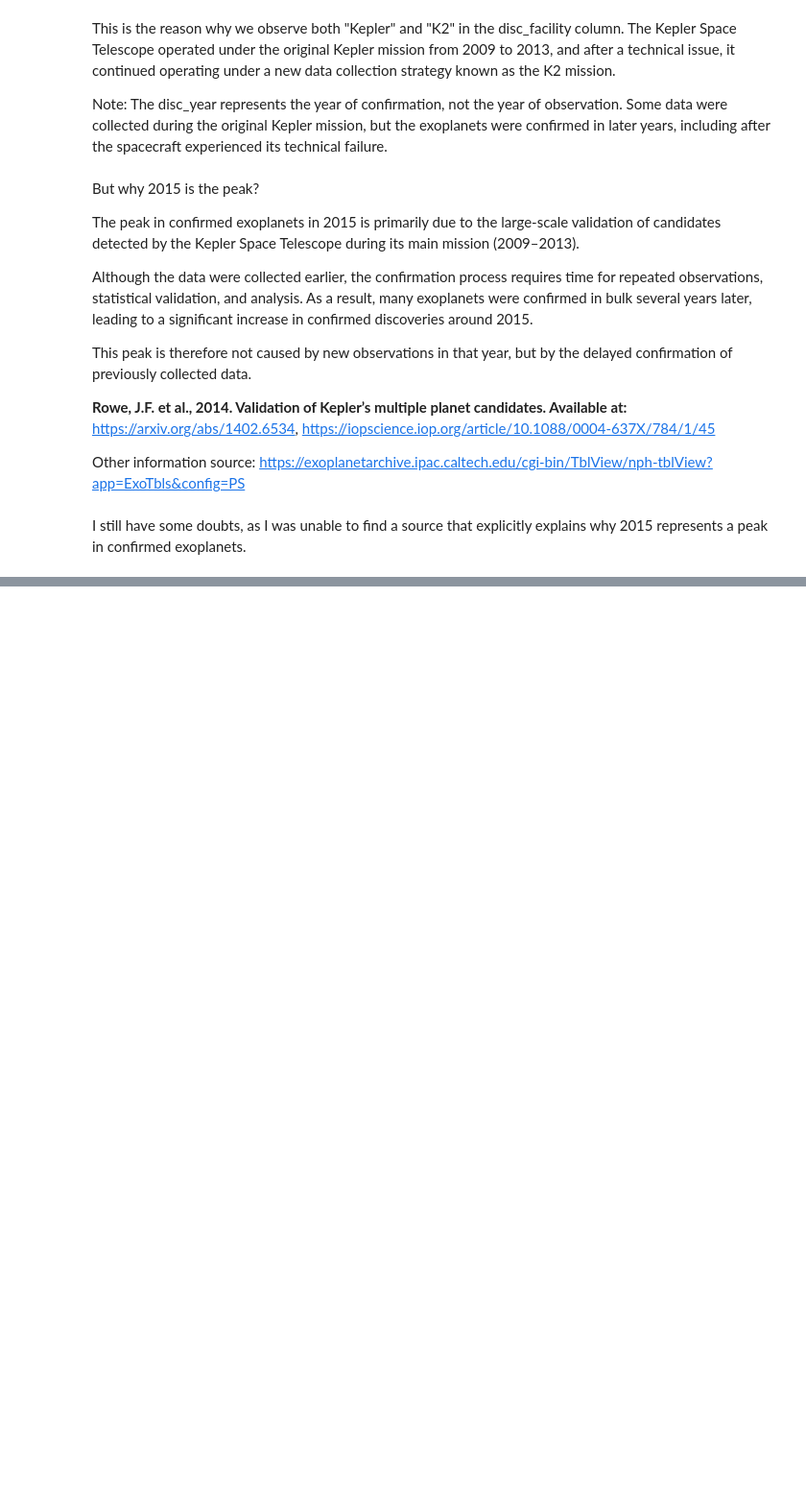
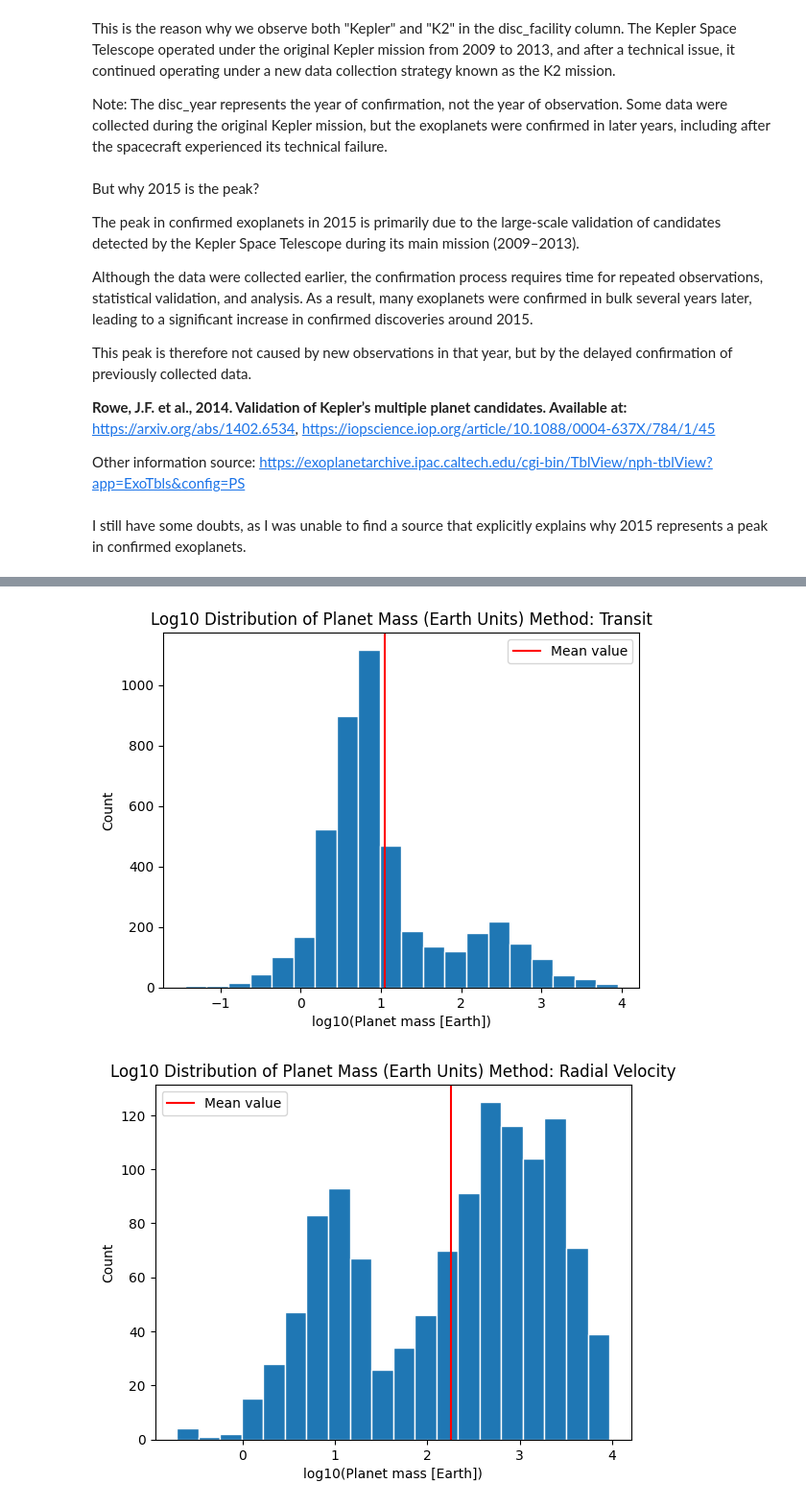
Before and after one commit to plamensve/DS_2026_FP, a Jupyter notebook: notebooks/02_detection_method_vs_planet_properties.ipynb, the cells around one changed output, grey strips where cells are left out. Shown at 96% size. Drawn from its saved outputs; the diff is of its cells as text; code cells hidden in the pictures; blank space fills up the shorter version.

```diff
--- a/notebooks/02_detection_method_vs_planet_properties.ipynb
+++ b/notebooks/02_detection_method_vs_planet_properties.ipynb
@@ -215,0 +221,4 @@ I still have some doubts, as I was unable to find a source that explicitly expla
+# %%
+# Extract the relevant data required for hypothesis testing
+data_hypothesis = data[['discovery_method', 'planet_mass_earth', 'planet_radius_earth']]
+data_hypothesis
@@ -215,0 +278,37 @@ I still have some doubts, as I was unable to find a source that explicitly expla
+# %%
+dm_transit_planet_mass_earth = data_hypothesis[['discovery_method', 'planet_mass_earth']][data_hypothesis['discovery_method'] == 'Transit']
+dm_rv_planet_mass_earth = data_hypothesis[['discovery_method', 'planet_mass_earth']][data_hypothesis['discovery_method'] == 'Radial Velocity']
+dm_microlensing_planet_mass_earth = data_hypothesis[['discovery_method', 'planet_mass_earth']][data_hypothesis['discovery_method'] == 'Microlensing']
+dm_imaging_planet_mass_earth = data_hypothesis[['discovery_method', 'planet_mass_earth']][data_hypothesis['discovery_method'] == 'Imaging']
+dm_ttv_planet_mass_earth = data_hypothesis[['discovery_method', 'planet_mass_earth']][data_hypothesis['discovery_method'] == 'Transit Timing Variations']
+dm_etv_planet_mass_earth = data_hypothesis[['discovery_method', 'planet_mass_earth']][data_hypothesis['discovery_method'] == 'Eclipse Timing Variations']
+dm_obm_planet_mass_earth = data_hypothesis[['discovery_method', 'planet_mass_earth']][data_hypothesis['discovery_method'] == 'Orbital Brightness Modulation']
+dm_pt_planet_mass_earth = data_hypothesis[['discovery_method', 'planet_mass_earth']][data_hypothesis['discovery_method'] == 'Pulsar Timing']
+dm_astrometry_planet_mass_earth = data_hypothesis[['discovery_method', 'planet_mass_earth']][data_hypothesis['discovery_method'] == 'Astrometry']
+dm_ptv_planet_mass_earth = data_hypothesis[['discovery_method', 'planet_mass_earth']][data_hypothesis['discovery_method'] == 'Pulsation Timing Variations']
+# %%
+list_data = [dm_transit_planet_mass_earth, dm_rv_planet_mass_earth, dm_microlensing_planet_mass_earth, dm_imaging_planet_mass_earth, dm_ttv_planet_mass_earth,
+             dm_etv_planet_mass_earth, dm_obm_planet_mass_earth, dm_pt_planet_mass_earth, dm_astrometry_planet_mass_earth, dm_ptv_planet_mass_earth]
+# %%
+def show_distribution(dataset):
+    """
+    :param dataset: filtered dataset. There is only one discovery method in every dataset
+    which comes into the function
+    :return: None. The function plot a histogram
+    """
+    plt.hist(np.log10(dataset['planet_mass_earth']), bins=20, edgecolor='white')
+    mean_value_planet_mass = np.log10(dataset['planet_mass_earth']).mean()
+
+    plt.title(f"Log10 Distribution of Planet Mass (Earth Units) Method: {dataset.values[0][0]}")
+
+    plt.axvline(mean_value_planet_mass, color='r', label='Mean value')
+    plt.xlabel('log10(Planet mass [Earth])')
+    plt.ylabel('Count')
+    plt.legend()
+    plt.show()
+# %%
+for x in list_data:
+    show_distribution(x)
+# %% [output]
+[figure, added]
+[figure, added]
```
Also changed, not shown: parts of 9 cells of this notebook.
